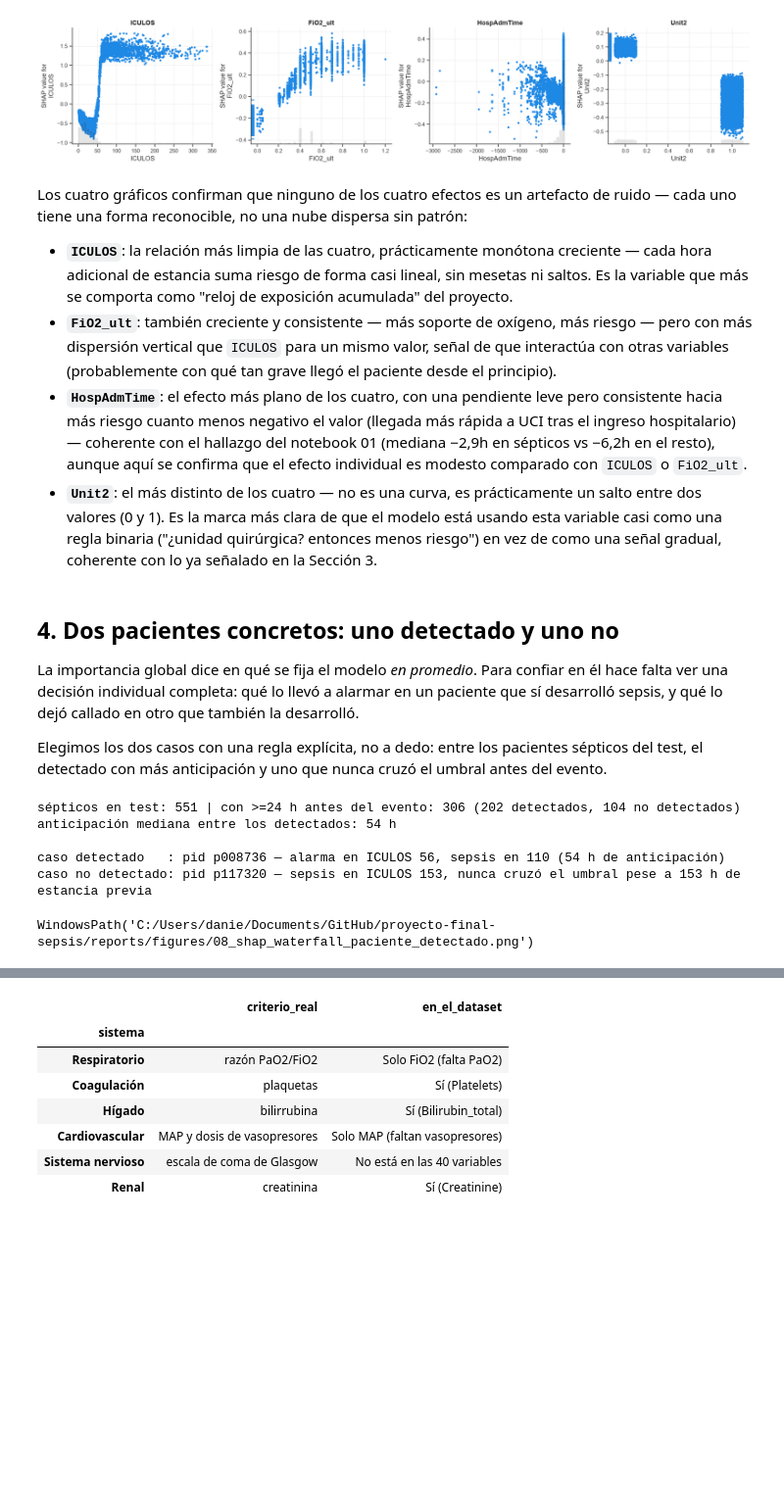
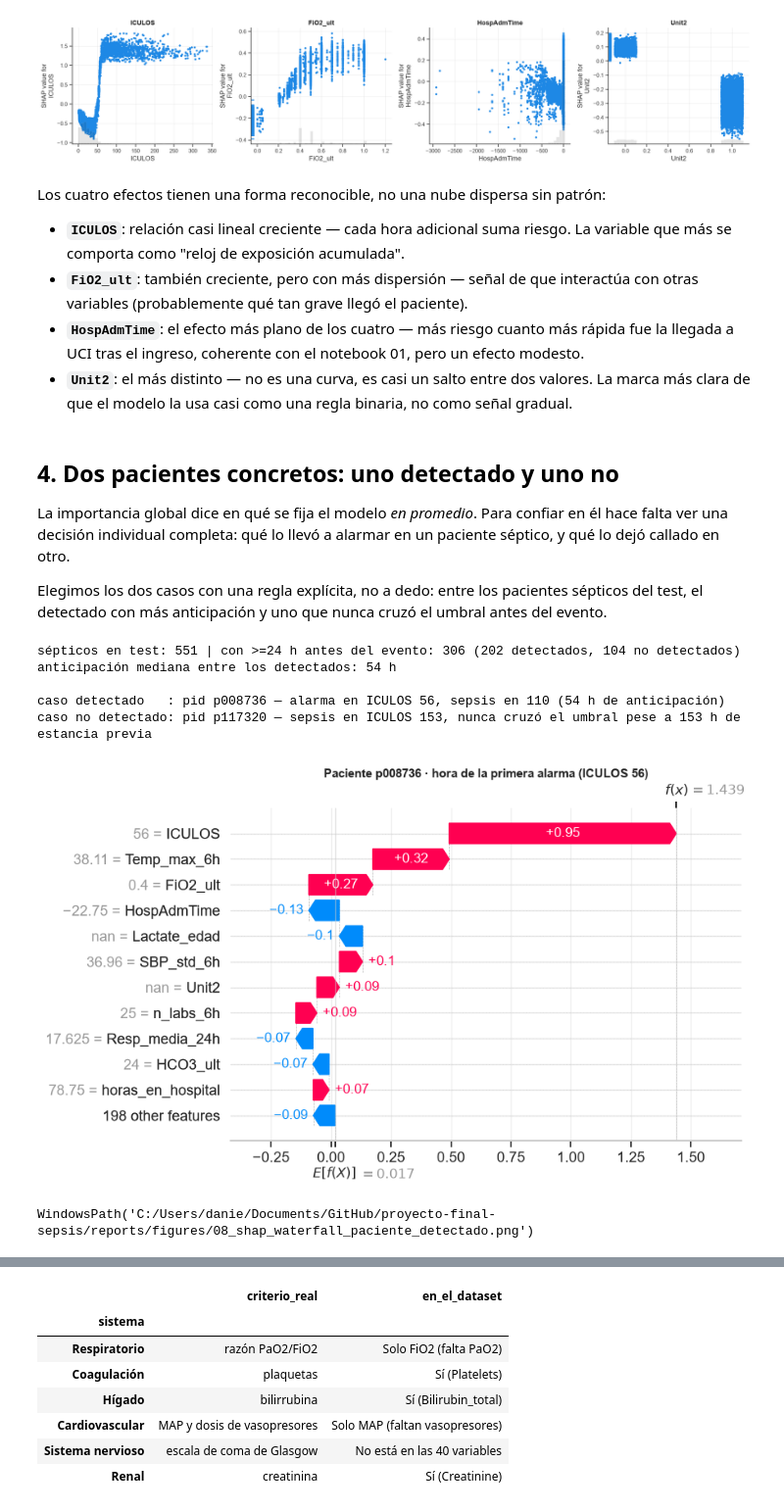
Before and after one commit to andresfsanchez74/proyecto-final-sepsis, a Jupyter notebook: notebooks/08_interpretabilidad.ipynb, the cells around one changed output, grey strips where cells are left out. Shown at 98% size. Saved outputs shown, nothing was run; the diff lists cells and outputs as text; code cells hidden in the pictures; blank space fills up the shorter version.

```diff
--- a/notebooks/08_interpretabilidad.ipynb
+++ b/notebooks/08_interpretabilidad.ipynb
@@ -276,30 +238,22 @@ viz.guardar(fig, "08_shap_dependencia_top4_variables", cfg)
 WindowsPath('C:/Users/danie/Documents/GitHub/proyecto-final-sepsis/reports/figures/08_shap_dependencia_top4_variables.png')
 [figure]
 # %% [markdown]
-Los cuatro gráficos confirman que ninguno de los cuatro efectos es un artefacto de ruido —
-cada uno tiene una forma reconocible, no una nube dispersa sin patrón:
+Los cuatro efectos tienen una forma reconocible, no una nube dispersa sin patrón:
 
-- **`ICULOS`**: la relación más limpia de las cuatro, prácticamente monótona creciente — cada
-  hora adicional de estancia suma riesgo de forma casi lineal, sin mesetas ni saltos. Es la
-  variable que más se comporta como "reloj de exposición acumulada" del proyecto.
-- **`FiO2_ult`**: también creciente y consistente — más soporte de oxígeno, más riesgo — pero
-  con más dispersión vertical que `ICULOS` para un mismo valor, señal de que interactúa con
-  otras variables (probablemente con qué tan grave llegó el paciente desde el principio).
-- **`HospAdmTime`**: el efecto más plano de los cuatro, con una pendiente leve pero
-  consistente hacia más riesgo cuanto menos negativo el valor (llegada más rápida a UCI tras
-  el ingreso hospitalario) — coherente con el hallazgo del notebook 01 (mediana −2,9h en
-  sépticos vs −6,2h en el resto), aunque aquí se confirma que el efecto individual es modesto
-  comparado con `ICULOS` o `FiO2_ult`.
-- **`Unit2`**: el más distinto de los cuatro — no es una curva, es prácticamente un salto entre
-  dos valores (0 y 1). Es la marca más clara de que el modelo está usando esta variable casi
-  como una regla binaria ("¿unidad quirúrgica? entonces menos riesgo") en vez de como una señal
-  gradual, coherente con lo ya señalado en la Sección 3.
+- **`ICULOS`**: relación casi lineal creciente — cada hora adicional suma riesgo. La variable
+  que más se comporta como "reloj de exposición acumulada".
+- **`FiO2_ult`**: también creciente, pero con más dispersión — señal de que interactúa con
+  otras variables (probablemente qué tan grave llegó el paciente).
+- **`HospAdmTime`**: el efecto más plano de los cuatro — más riesgo cuanto más rápida fue la
+  llegada a UCI tras el ingreso, coherente con el notebook 01, pero un efecto modesto.
+- **`Unit2`**: el más distinto — no es una curva, es casi un salto entre dos valores. La marca
+  más clara de que el modelo la usa casi como una regla binaria, no como señal gradual.
 # %% [markdown]
 ## 4. Dos pacientes concretos: uno detectado y uno no
 
 La importancia global dice en qué se fija el modelo *en promedio*. Para confiar en él hace
-falta ver una decisión individual completa: qué lo llevó a alarmar en un paciente que sí
-desarrolló sepsis, y qué lo dejó callado en otro que también la desarrolló.
+falta ver una decisión individual completa: qué lo llevó a alarmar en un paciente séptico, y
+qué lo dejó callado en otro.
 
 Elegimos los dos casos con una regla explícita, no a dedo: entre los pacientes sépticos del
 test, el detectado con más anticipación y uno que nunca cruzó el umbral antes del evento.
@@ -342,20 +296,29 @@ anticipación mediana entre los detectados: 54 h
 caso detectado   : pid p008736 — alarma en ICULOS 56, sepsis en 110 (54 h de anticipación)
 caso no detectado: pid p117320 — sepsis en ICULOS 153, nunca cruzó el umbral pese a 153 h de estancia previa
 # %%
+from IPython.display import display
+
 def explicar(pid, iculos, titulo):
     fila = test[(test.pid == pid) & (test.ICULOS == iculos)]
     exp = explicador(fila[cols])
     shap.plots.waterfall(exp[0], max_display=12, show=False)
+    plt.ion()  # shap.plots.waterfall(show=False) llama plt.ioff() y nunca lo revierte,
+               # lo que apaga la vista previa automática de matplotlib para TODAS las
+               # celdas siguientes del notebook -- se reactiva aquí mismo.
     fig = plt.gcf()
     fig.set_size_inches(9, 5.5)
     plt.title(titulo, fontsize=11, fontweight="bold")
     plt.tight_layout()
+    display(fig)  # el propio ioff() de arriba también silencia la vista previa de ESTA
+                  # celda (reactivar el modo interactivo no llega a tiempo para ella) --
+                  # se fuerza explícitamente para no depender de ese comportamiento.
     return fila
 
 fila_ok = explicar(pid_ok.pid, pid_ok.t_alarma,
                    f"Paciente {pid_ok.pid} · hora de la primera alarma (ICULOS {pid_ok.t_alarma:.0f})")
 viz.guardar(plt.gcf(), "08_shap_waterfall_paciente_detectado", cfg)
 # %% [output]
+[figure, added]
 WindowsPath('C:/Users/danie/Documents/GitHub/proyecto-final-sepsis/reports/figures/08_shap_waterfall_paciente_detectado.png')
 # %%
 # El fallo, explicado en la hora de la etiqueta: qué veía el modelo justo cuando no alarmó.
```
Also changed, not shown: parts of 23 cells of this notebook, 7 other files.
